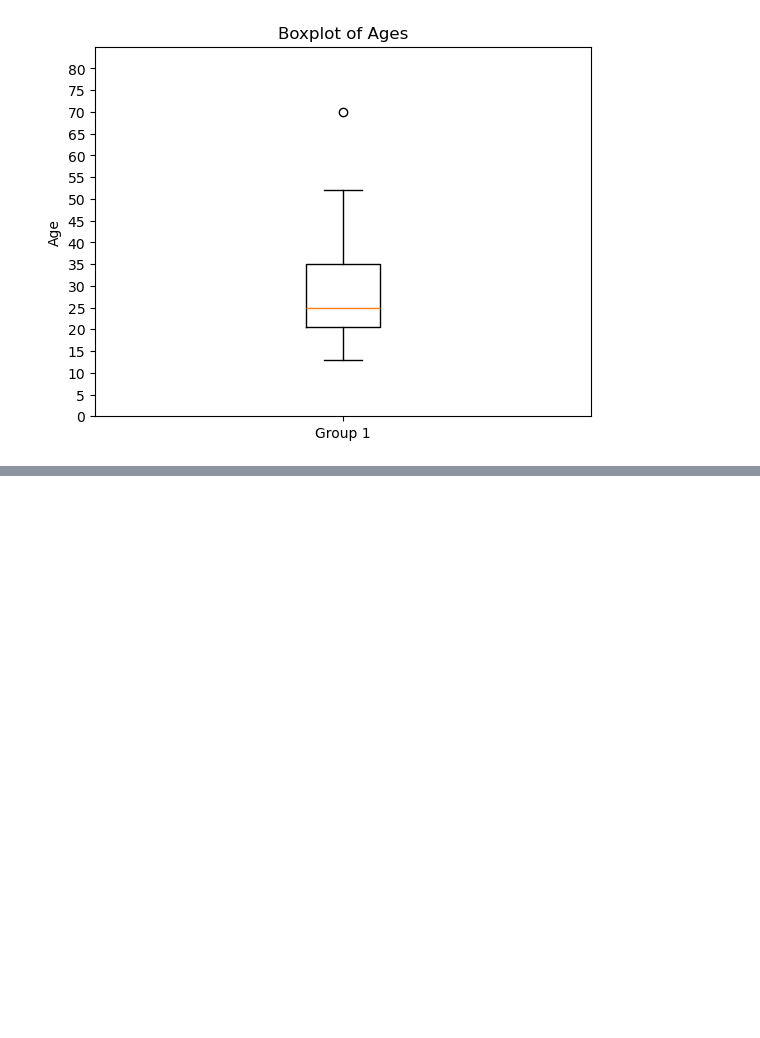
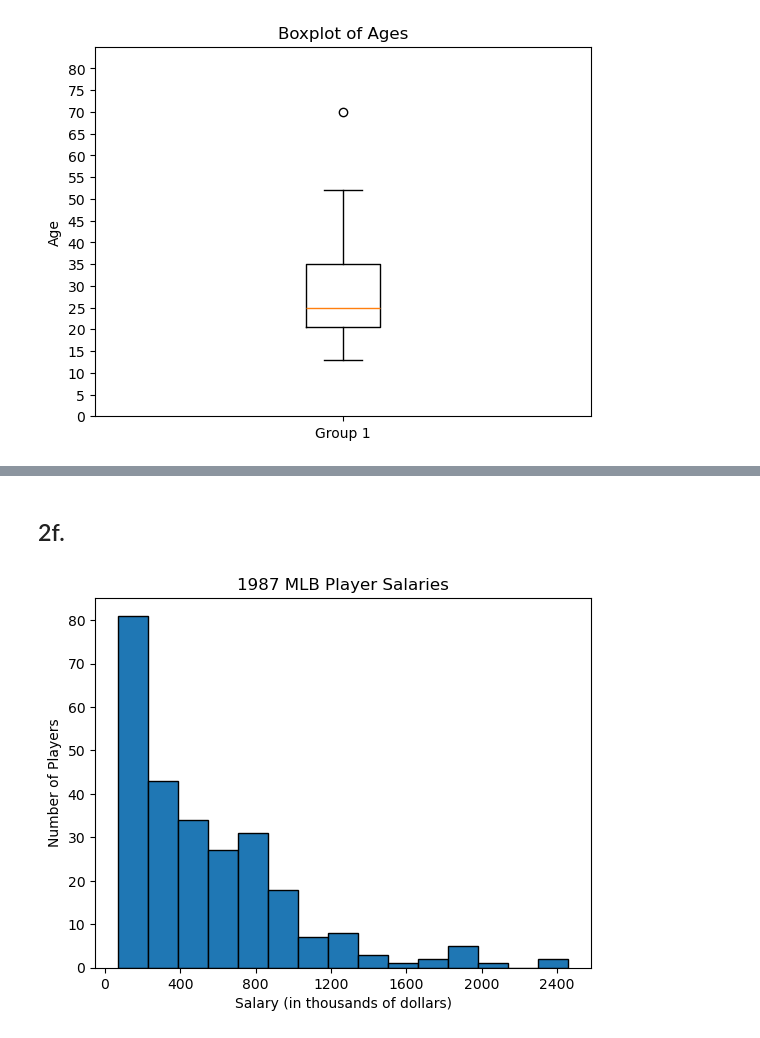
Before and after one commit to jyl22004/code_2600, a Jupyter notebook: homework1.ipynb, the cells around one changed output, grey strips where cells are left out. Cells and saved outputs as stored; diff of their text form; code cells hidden in the pictures; blank space fills up the shorter version.

```diff
--- a/homework1.ipynb
+++ b/homework1.ipynb
@@ -90,0 +207,22 @@ import csv
+# %% [markdown]
+## 2f.
+# %%
+from ISLP import load_data
+import matplotlib.pyplot as plt
+import numpy as np
+
+data = load_data('Hitters')
+listed_salary = data['Salary'].dropna()
+
+fig, ax = plt.subplots()
+ax.hist(listed_salary, edgecolor='black', bins=15)
+plt.title('1987 MLB Player Salaries')
+plt.xlabel('Salary (in thousands of dollars)')
+plt.ylabel('Number of Players')
+
+xticks = np.arange(0,2601,400)
+plt.xticks(xticks)
+
+plt.show()
+# %% [output]
+[figure, added]
```
Also changed, not shown: parts of 33 cells of this notebook.
